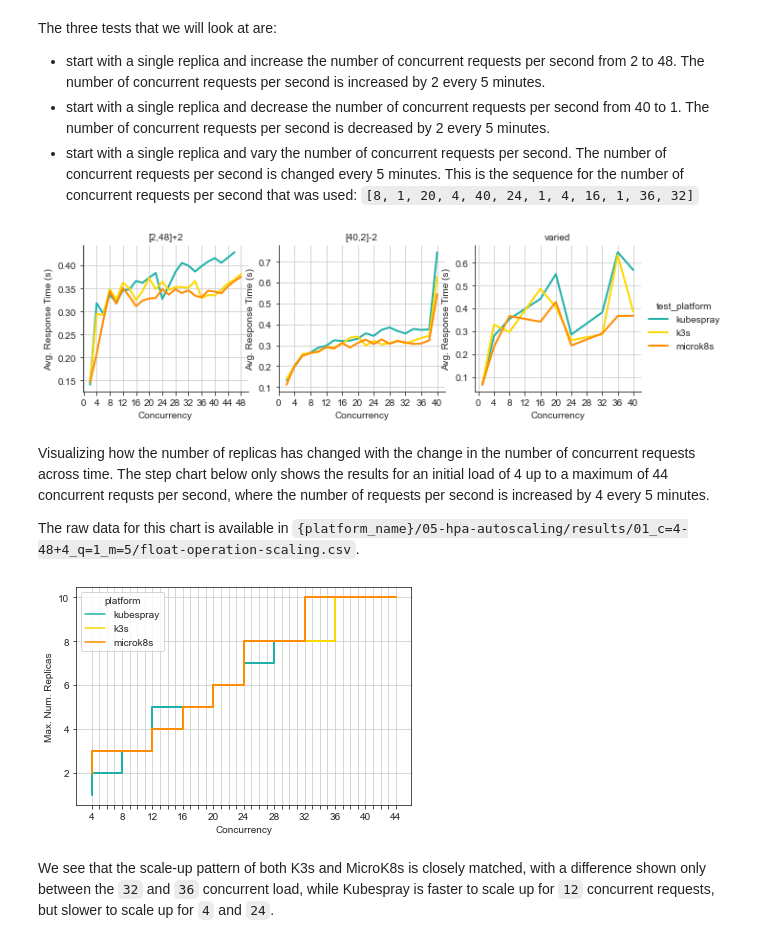
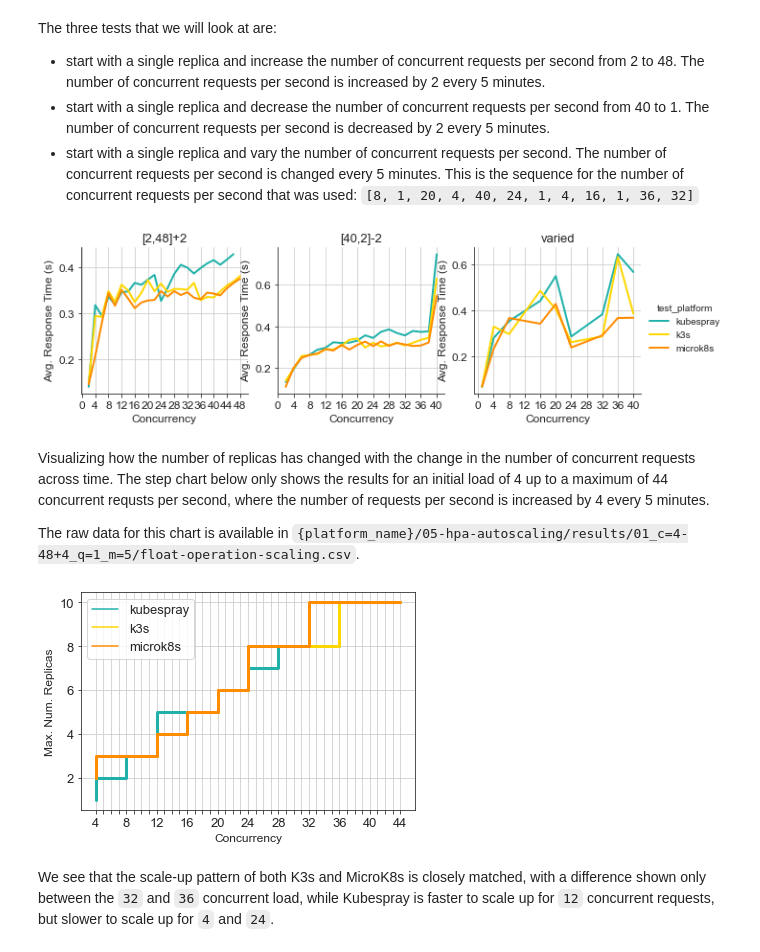
Before and after one commit to korvoj/k8s-distributions-iot-edge, a Jupyter notebook: k8s-distributions-iot-edge.ipynb, the cells around one changed output. Cells and saved outputs as stored; diff of their text form; code cells hidden in the pictures.

```diff
--- a/k8s-distributions-iot-edge.ipynb
+++ b/k8s-distributions-iot-edge.ipynb
@@ -485,12 +495,13 @@ concurrency_mean['test_iteration'] = concurrency_mean['test_iteration'].replace(
 hpa_concurrency_line_plot = sns.FacetGrid(concurrency_mean, col="test_iteration", hue='test_platform', col_wrap=3,
                                           sharey=False, sharex=False, legend_out=True, hue_order=TEST_PLATFORMS, palette=['lightseagreen', 'gold', 'darkorange'])
 hpa_concurrency_line_plot = hpa_concurrency_line_plot.map(sns.lineplot, 'test_concurrency', 'response-time', linewidth = 2)
-hpa_concurrency_line_plot.set_titles('{col_name}')
+hpa_concurrency_line_plot.set_titles('{col_name}', size=13)
 hpa_concurrency_line_plot.add_legend()
 c = 0
 for ax in hpa_concurrency_line_plot.axes.ravel():
-    ax.set(ylabel='Avg. Response Time (s)')
-    ax.set(xlabel='Concurrency')
+    ax.set_xlabel('Concurrency', fontsize=12)
+    ax.set_ylabel('Avg. Response Time (s)', fontsize=12)
+    ax.tick_params(labelsize=12)
     if c == 0:
         ax.set_xticks(range(0, 49, 4))
     else:
@@ -498,5 +509,5 @@ for ax in hpa_concurrency_line_plot.axes.ravel():
     c += 1
 plt.show()
 # %% [output]
-[figure, old version]
+[figure, new version]
 # %%
@@ -508,23 +519,25 @@ The raw data for this chart is available in `{platform_name}/05-hpa-autoscaling/
 # %%
 concurrency_4 = pd.DataFrame({
     'load': [4, 8, 12, 16, 20, 24, 28, 32, 36, 40, 44],
     'kubespray': [1, 2, 3, 5, 5, 6, 7, 8, 8, 10, 10],
     'k3s': [2, 3, 3, 4, 5, 6, 8, 8, 8, 10, 10],
     'microk8s': [2, 3, 3, 4, 5, 6, 8, 8, 10, 10, 10]
 })
 sns.set_style("ticks",{'axes.grid' : True})
-concurrency_4_step_plot = sns.lineplot(data=pd.melt(concurrency_4, ['load'], var_name='platform'), x='load', y='value', hue='platform', drawstyle='steps-pre', palette=['lightseagreen', 'gold', 'darkorange'], linewidth = 2)
+concurrency_4_step_plot = sns.lineplot(data=pd.melt(concurrency_4, ['load'], var_name='platform'), x='load', y='value', hue='platform', drawstyle='steps-pre', palette=['lightseagreen', 'gold', 'darkorange'], linewidth = 3)
 concurrency_4_step_plot.set_xticks(range(4, 45))
-concurrency_4_step_plot.set_xlabel('Concurrency')
-concurrency_4_step_plot.set_ylabel('Max. Num. Replicas')
+concurrency_4_step_plot.tick_params(labelsize=13)
+concurrency_4_step_plot.set_ylabel('Max. Num. Replicas', fontsize=12)
+concurrency_4_step_plot.set_xlabel('Concurrency', fontsize=12)
+concurrency_4_step_plot.legend(fontsize=13)
 
 for ind, label in enumerate(concurrency_4_step_plot.get_xticklabels()):
     if int(ind) % 4 == 0:  # keep every 4th tick label because that's the rate of increase
         label.set_visible(True)
     else:
         label.set_visible(False)
 plt.show()
 # %% [output]
-[figure, old version]
+[figure, new version]
 # %%
 fig = concurrency_4_step_plot.get_figure()
```
Also changed, not shown: parts of 18 cells of this notebook, 9 other files.
